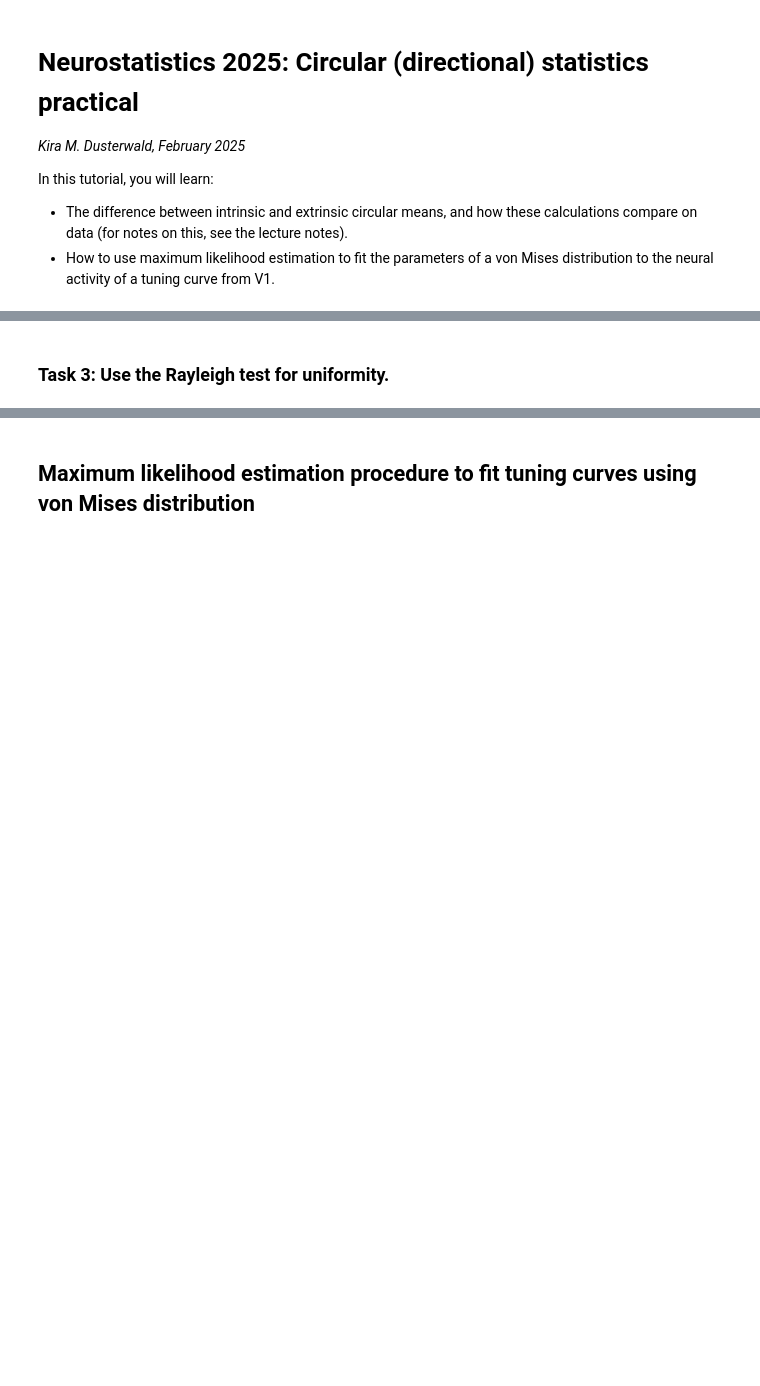
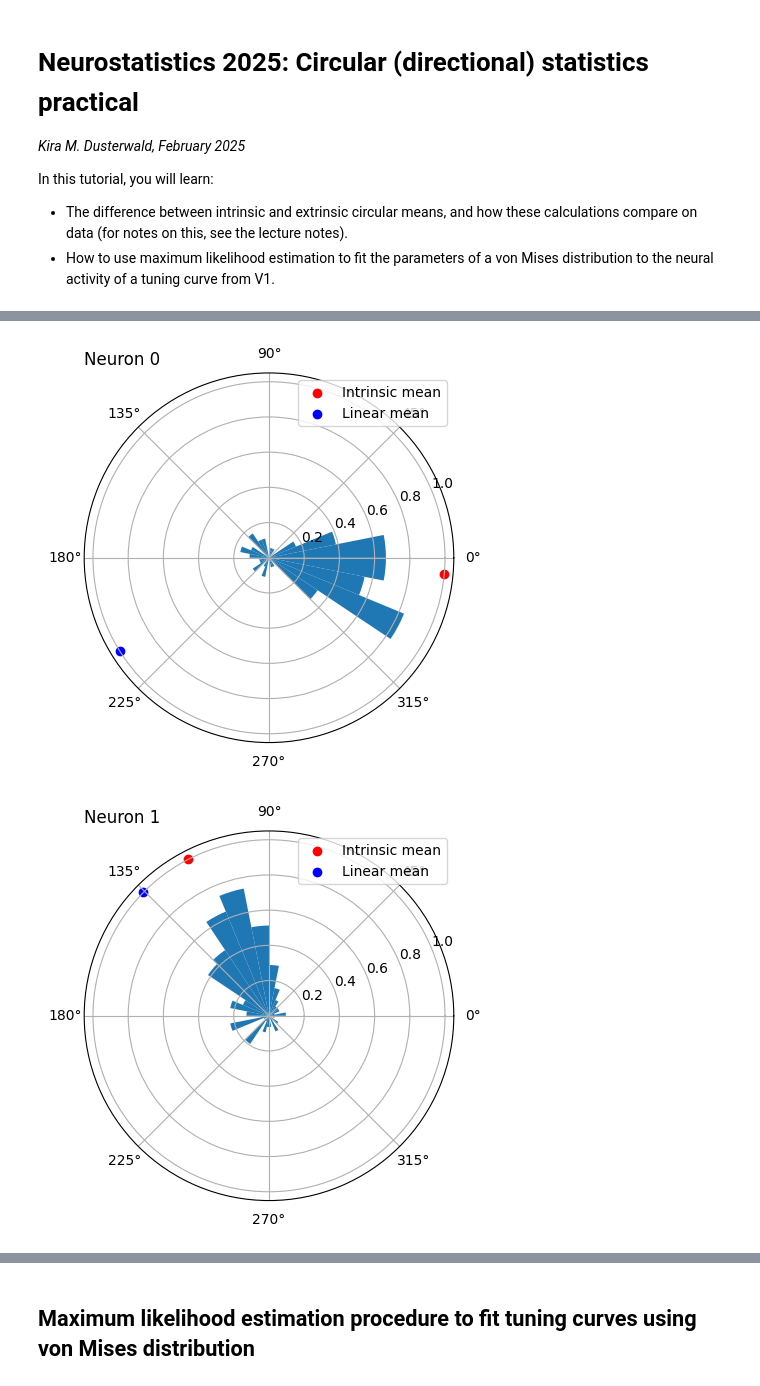
Before and after one commit to kiradust/cog_modelling_tutorials, a Jupyter notebook: directional_statistics_practical.ipynb, the cells around one changed output, grey strips where cells are left out. Cells and saved outputs as stored; diff of their text form; code cells hidden in the pictures; blank space fills up the shorter version.

```diff
--- a/directional_statistics_practical.ipynb
+++ b/directional_statistics_practical.ipynb
@@ -40,2 +105,31 @@ What does the mean resultant vector look like for each set of activities?
-# %% [markdown]
-### Task 3: Use the Rayleigh test for uniformity.
+# %%
+def lin_mean(angles):
+  return ### YOUR CODE HERE
+
+def ext_mean(angles):
+  return ### YOUR CODE HERE
+
+def int_mean(angles):
+  return ss.circmean(angles)
+
+def ext_var(angles):
+  return ss.circvar(angles)
+# %%
+## RUN ME to test your functions on the different neurons
+
+def plot_var_and_mean(angles,title):
+  ax = plt.subplot(111, polar=True)
+  ax.hist(angles, bins=32, density=True)
+  ax.scatter(int_mean(angles),1,marker='o',c='r',label='Intrinsic mean')
+  ax.scatter(lin_mean(angles),1,marker='o',c='b',label='Linear mean')
+  # ax.scatter(ext_mean(angles),ext_var(angles),marker='o',c='g',label='Extrinsic mean and variance')
+  ax.legend()
+  ax.set_title(title,loc='left')
+  plt.show()
+
+plot_var_and_mean(sig_angles_0,title='Neuron 0')
+plot_var_and_mean(sig_angles_1,title='Neuron 1')
+plot_var_and_mean(sig_angles_2,title='Neuron 2')
+# %% [output]
+[figure, added]
+[figure, added]
```
Also changed, not shown: parts of 20 cells of this notebook.
